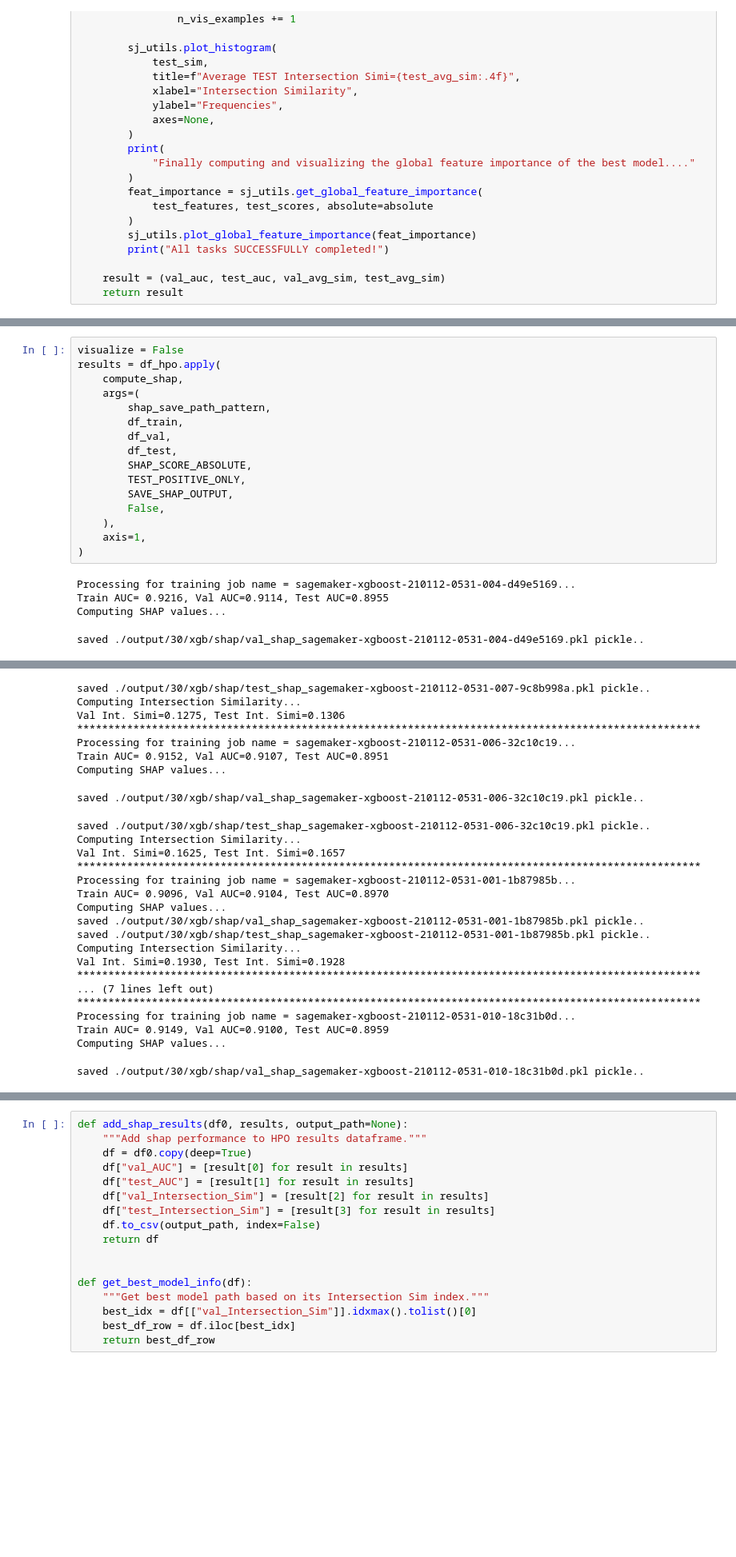
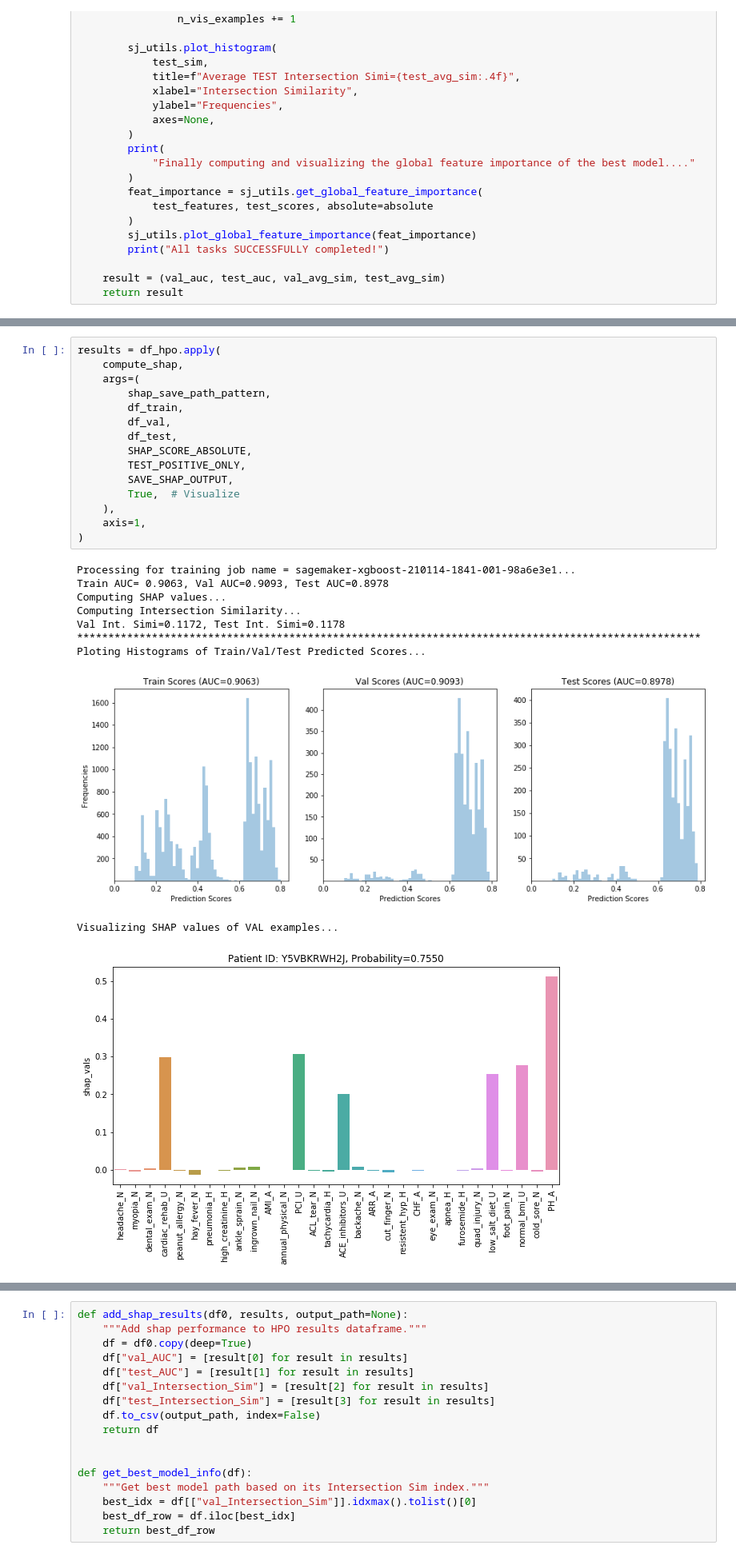
Before and after one commit to Weilin37/CMSAI_Research, a Jupyter notebook: model/toy_simple/02_3_30seq_synthetic_xgb_training_shap.ipynb, the cells around one changed output, grey strips where cells are left out. Shown at 80% size. Cells and saved outputs as stored; diff of their text form; blank space fills up the shorter version.

```diff
--- a/model/toy_simple/02_3_30seq_synthetic_xgb_training_shap.ipynb
+++ b/model/toy_simple/02_3_30seq_synthetic_xgb_training_shap.ipynb
@@ -630,21 +686,26 @@ def compute_shap(
 # %%
-visualize = False
 results = df_hpo.apply(
     compute_shap,
     args=(
         shap_save_path_pattern,
         df_train,
         df_val,
         df_test,
         SHAP_SCORE_ABSOLUTE,
         TEST_POSITIVE_ONLY,
         SAVE_SHAP_OUTPUT,
-        False,
+        True,  # Visualize
     ),
     axis=1,
 )
 # %% [output]
-Processing for training job name = sagemaker-xgboost-210112-0531-004-d49e5169...
-Train AUC= 0.9216, Val AUC=0.9114, Test AUC=0.8955
+Processing for training job name = sagemaker-xgboost-210114-1841-001-98a6e3e1...
+Train AUC= 0.9063, Val AUC=0.9093, Test AUC=0.8978
 Computing SHAP values...
+Computing Intersection Similarity...
+Val Int. Simi=0.1172, Test Int. Simi=0.1178
+****************************************************************************************************
+Ploting Histograms of Train/Val/Test Predicted Scores...
+[figure, added]
-saved ./output/30/xgb/shap/val_shap_sagemaker-xgboost-210112-0531-004-d49e5169.pkl pickle..
+Visualizing SHAP values of VAL examples...
+[figure, added]
@@ -659,26 +720,0 @@ saved ./output/30/xgb/shap/val_shap_sagemaker-xgboost-210112-0531-007-9c8b998a.p
-saved ./output/30/xgb/shap/test_shap_sagemaker-xgboost-210112-0531-007-9c8b998a.pkl pickle..
-Computing Intersection Similarity...
-Val Int. Simi=0.1275, Test Int. Simi=0.1306
-****************************************************************************************************
-Processing for training job name = sagemaker-xgboost-210112-0531-006-32c10c19...
-Train AUC= 0.9152, Val AUC=0.9107, Test AUC=0.8951
-Computing SHAP values...
-saved ./output/30/xgb/shap/val_shap_sagemaker-xgboost-210112-0531-006-32c10c19.pkl pickle..
-saved ./output/30/xgb/shap/test_shap_sagemaker-xgboost-210112-0531-006-32c10c19.pkl pickle..
-Computing Intersection Similarity...
-Val Int. Simi=0.1625, Test Int. Simi=0.1657
-****************************************************************************************************
-Processing for training job name = sagemaker-xgboost-210112-0531-001-1b87985b...
-Train AUC= 0.9096, Val AUC=0.9104, Test AUC=0.8970
-Computing SHAP values...
-saved ./output/30/xgb/shap/val_shap_sagemaker-xgboost-210112-0531-001-1b87985b.pkl pickle..
-saved ./output/30/xgb/shap/test_shap_sagemaker-xgboost-210112-0531-001-1b87985b.pkl pickle..
-Computing Intersection Similarity...
-Val Int. Simi=0.1930, Test Int. Simi=0.1928
-****************************************************************************************************
-... (7 lines left out)
-****************************************************************************************************
-Processing for training job name = sagemaker-xgboost-210112-0531-010-18c31b0d...
-Train AUC= 0.9149, Val AUC=0.9100, Test AUC=0.8959
-Computing SHAP values...
-saved ./output/30/xgb/shap/val_shap_sagemaker-xgboost-210112-0531-010-18c31b0d.pkl pickle..
```
Also changed, not shown: parts of 12 cells of this notebook, 5 other files.
